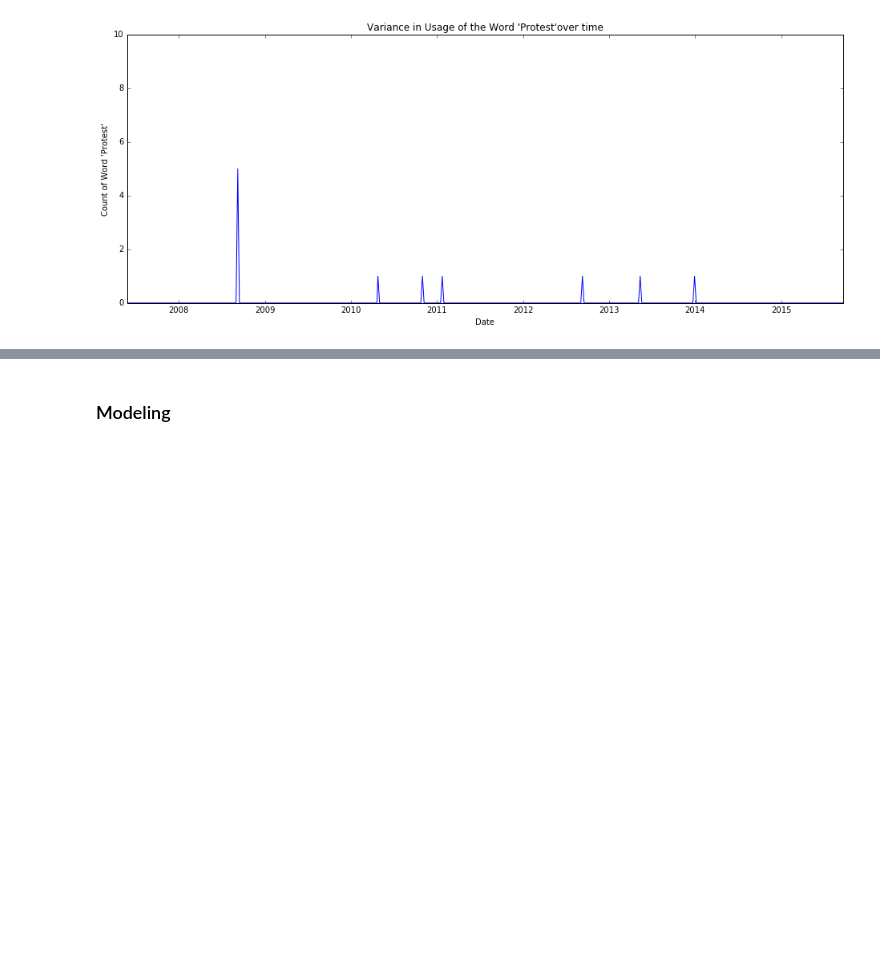
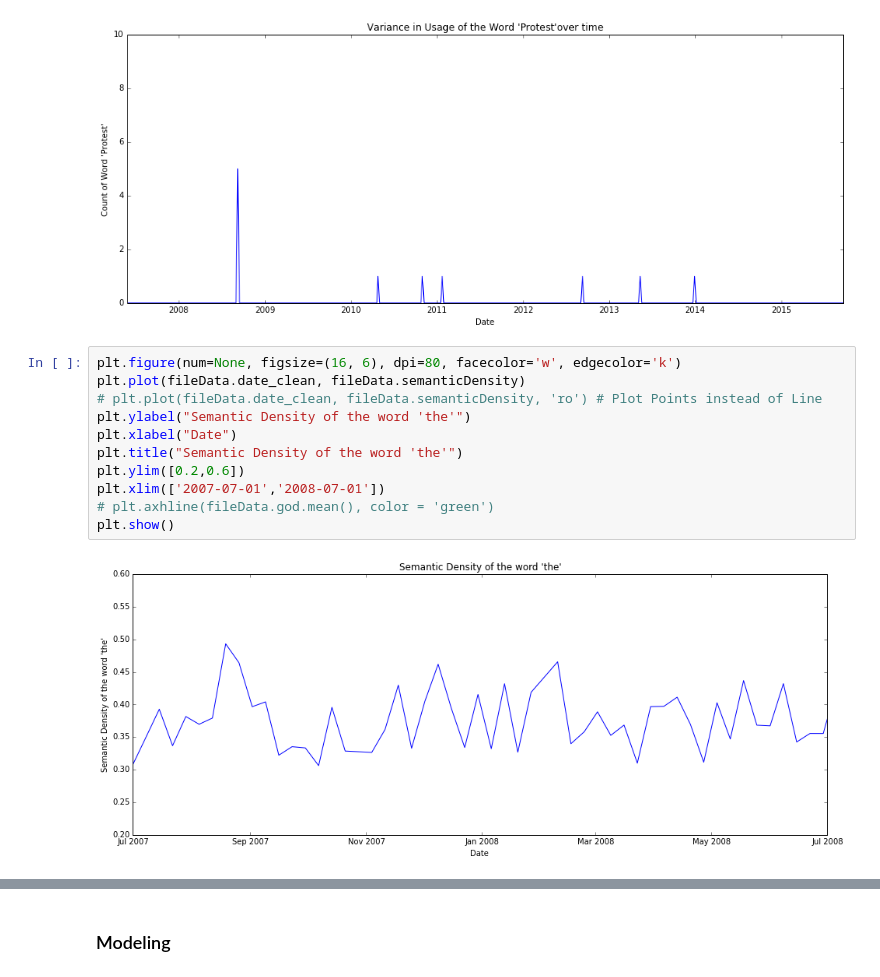
Before and after one commit to nmvenuti/DSI_Religion, a Jupyter notebook: protest_temporalAnalysis/Data_SetUp.ipynb, the cells around one changed output, grey strips where cells are left out. Drawn from its saved outputs; the diff is of its cells as text; blank space fills up the shorter version.

```diff
--- a/protest_temporalAnalysis/Data_SetUp.ipynb
+++ b/protest_temporalAnalysis/Data_SetUp.ipynb
@@ -354,3 +478,16 @@ plt.ylim([0,10])
 plt.show()
 # %% [output]
 [figure]
+# %%
+plt.figure(num=None, figsize=(16, 6), dpi=80, facecolor='w', edgecolor='k')
+plt.plot(fileData.date_clean, fileData.semanticDensity)
+# plt.plot(fileData.date_clean, fileData.semanticDensity, 'ro') # Plot Points instead of Line
+plt.ylabel("Semantic Density of the word 'the'")
+plt.xlabel("Date")
+plt.title("Semantic Density of the word 'the'")
+plt.ylim([0.2,0.6])
+plt.xlim(['2007-07-01','2008-07-01'])
+# plt.axhline(fileData.god.mean(), color = 'green')
+plt.show()
+# %% [output]
+[figure, added]
```
Also changed, not shown: parts of 101 cells of this notebook.
